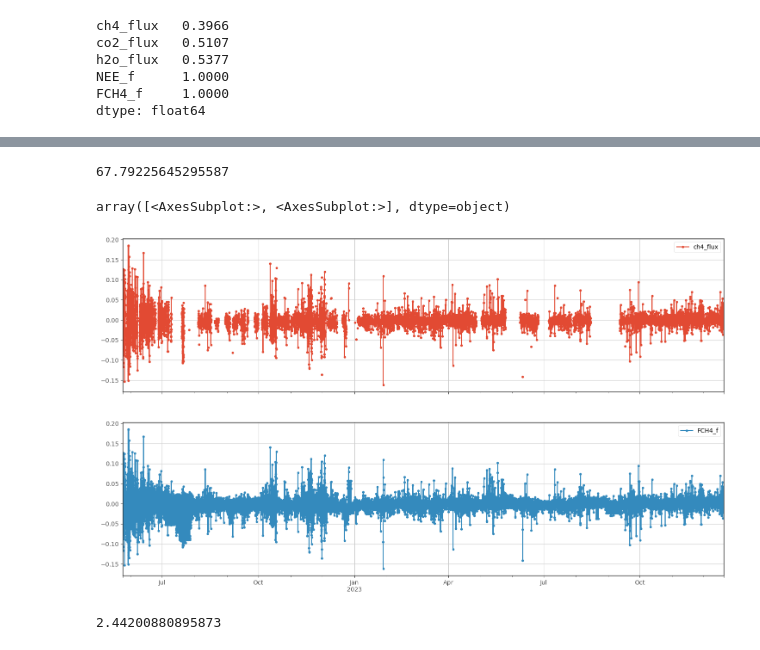
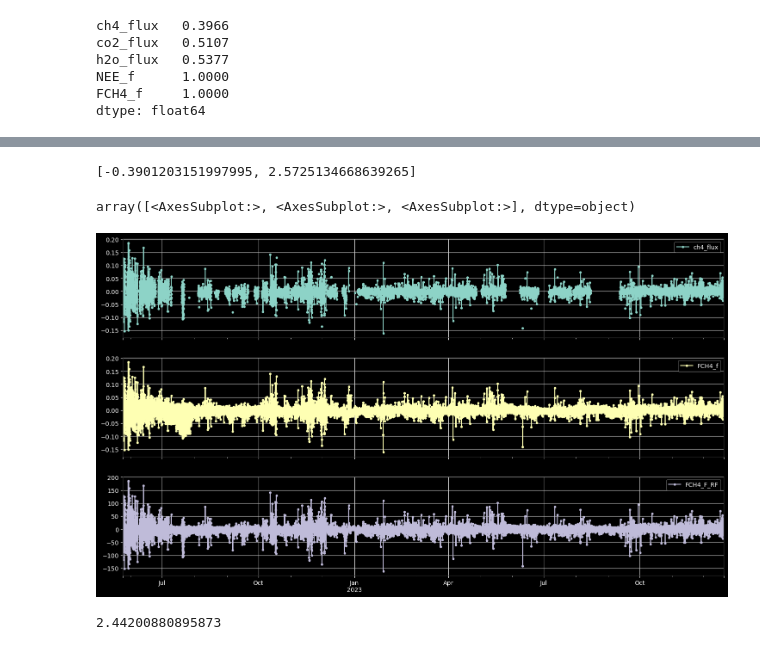
Before and after one commit to ottobriner/atmos-flux-data, a Jupyter notebook: atmos-budget.ipynb, the cells around one changed output, grey strips where cells are left out. Saved outputs shown, nothing was run; the diff lists cells and outputs as text; code cells hidden in the pictures.

Commit message:
budget and output with new gapfilled fluxes

```diff
--- a/atmos-budget.ipynb
+++ b/atmos-budget.ipynb
@@ -15,14 +15,14 @@ pd.options.display.float_format = '{:.4f}'.format
 
 # global plotting settings
 plt.style.use(['ggplot'])
-
+plt.style.use('dark_background')
 default_cycler = (plt.rcParams['axes.prop_cycle'][:4]  +
                   cycler(linestyle=['-', '--', ':', '-.']))
 
 plt.rcParams.update({'axes.grid' : True,
-                     'axes.facecolor' : 'white',
+#                      'axes.facecolor' : 'white',
                      'axes.edgecolor' : '.15',
-                     'axes.labelcolor' : 'black',
+#                      'axes.labelcolor' : 'black',
                      'yaxis.labellocation' : 'center',
                      'lines.marker' : '.',
                      'lines.linestyle' : 'None',
@@ -49,18 +49,18 @@ def read_l3(filepath, datecol='DATE'):
 filepath = '/home/otto/data/atmos-flux-data/processed/ATMOS_L3_2024-04-09.csv'
 l3 = read_l3(filepath)
 
-# predictors = 'baseline'
-# filepath = f'/home/otto/data/atmos-flux-data/methane-gapfill/data_dir/ATMOS_20240202_{predictors}/gapfilled/rf_predictors_laplace.csv'
-# rf = read_l3(filepath).add_suffix('_RF')
+predictors = 'all'
+filepath = f'/home/otto/data/atmos-flux-data/methane-gapfill/data_dir/ATMOS_20240516_{predictors}/gapfilled/rf_predictors_laplace.csv'
+rf = read_l3(filepath).add_suffix('_RF')
 
 # filepath = f'/home/otto/data/atmos-flux-data/methane-gapfill/data_dir/ATMOS_20240202_{predictors}/gapfilled/ann_predictors_laplace.csv'
 # ann = read_l3(filepath).add_suffix('_ANN')
 
-# l3 = pd.concat([l3, rf.loc[:,'FCH4_F_RF':], ann.loc[:,'FCH4_F_ANN':]], axis=1)
-# # l3.to_csv(f'./output/csv/ATMOS_L3_{datetime.now().strftime("%Y%m%d")}_ch4gapfilled.csv', index = False)
+l3 = pd.concat([l3, rf.loc[:,'FCH4_F_RF':]], axis=1)
+# l3.to_csv(f'./output/csv/ATMOS_L3_{datetime.now().strftime("%Y%m%d")}_ch4gapfilled.csv', index = False)
 
-# platt_constant = rf['FCH4_F_UNCERTAINTY_RF'] / rf.loc[:, [f'FCH4_F{i}_RF' for i in range(1,11)]].std(axis=1)
-# # (platt_constant)
+platt_constant = rf['FCH4_F_UNCERTAINTY_RF'] / rf.loc[:, [f'FCH4_F{i}_RF' for i in range(1,11)]].std(axis=1)
+# (platt_constant)
 
 # # output L3 fluxes with ch4 gap filling
 
@@ -75,7 +75,7 @@ l3 = read_l3(filepath)
 # ann = read_l3(filepath).add_suffix('_ANN')
 
 # l3 = pd.concat([l3, rf.loc[:,'FCH4_F_RF':], ann.loc[:,'FCH4_F_ANN':]], axis=1)
-# # l3.to_csv(f'./output/csv/ATMOS_L3_{datetime.now().strftime("%Y-%m-%d")}_ch4gapfilled.csv', index = False)
+l3.to_csv(f'./output/csv/ATMOS_L3_{datetime.now().strftime("%Y-%m-%d")}_ch4gapfilled.csv', index = False)
 # %% [markdown]
 ## Uncertainty aggregation
 # %%
@@ -246,14 +243,23 @@ dtype: float64
-# %%
-(18.5/12.01*44.01)
-# %% [output]
-67.79225645295587
+# %%
+cols = [f'FCH4_F{i}_RF' for i in range(1,11)]
+# cols = [f'FCH4_F' for i in range(1,11)]
+model_sum = l3.loc[:, cols].sum(axis=0) * nmoltogC
+ch4_budget = [model_sum.mean(), model_sum.std() * 1.4210]
+ch4_budget
+# model_sum
+# %% [output]
+[-0.3901203151997995, 2.5725134668639265]
 # %%
-l3[['ch4_flux', 'FCH4_f',
-#     'FCH4_F_RF', 'FCH4_F_ANN',
-   ]].plot(subplots=True)
+cols = [
+    'ch4_flux',
+    'FCH4_f',
+    'FCH4_F_RF',
+#     'FCH4_F_ANN',
+]
+l3[cols].plot(subplots=True)
 # %% [output]
-array([<AxesSubplot:>, <AxesSubplot:>], dtype=object)
+array([<AxesSubplot:>, <AxesSubplot:>, <AxesSubplot:>], dtype=object)
-[figure, old version]
+[figure, new version]
 # %%
 weekly = l3.groupby(l3.date.dt.to_period('W')).agg(TA_EP_mean = ('TA_EP', np.mean),
                                                   Tsoil_mean=('Tsoil_mean', np.mean),
```
Also changed, not shown: parts of 12 cells of this notebook.
